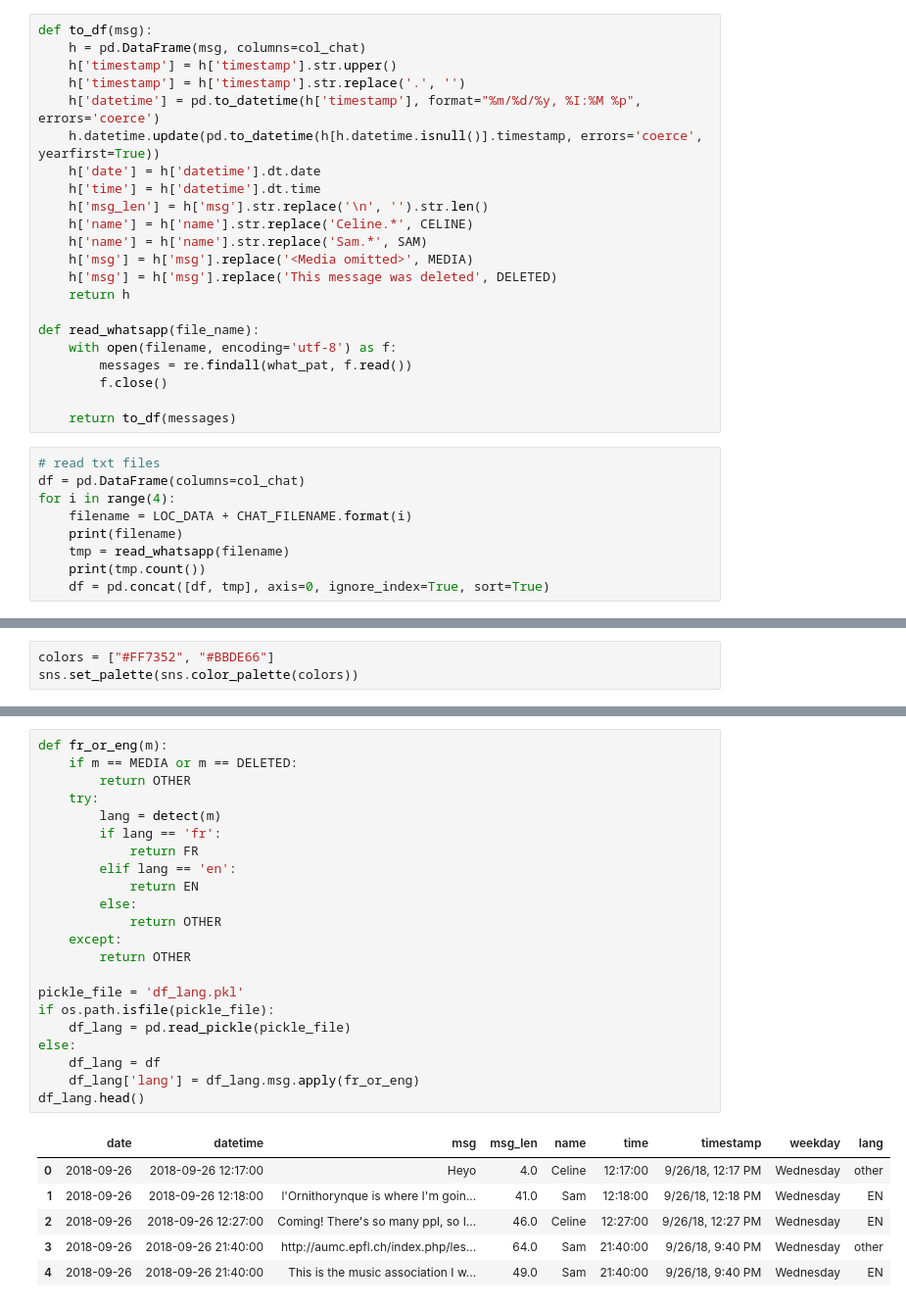
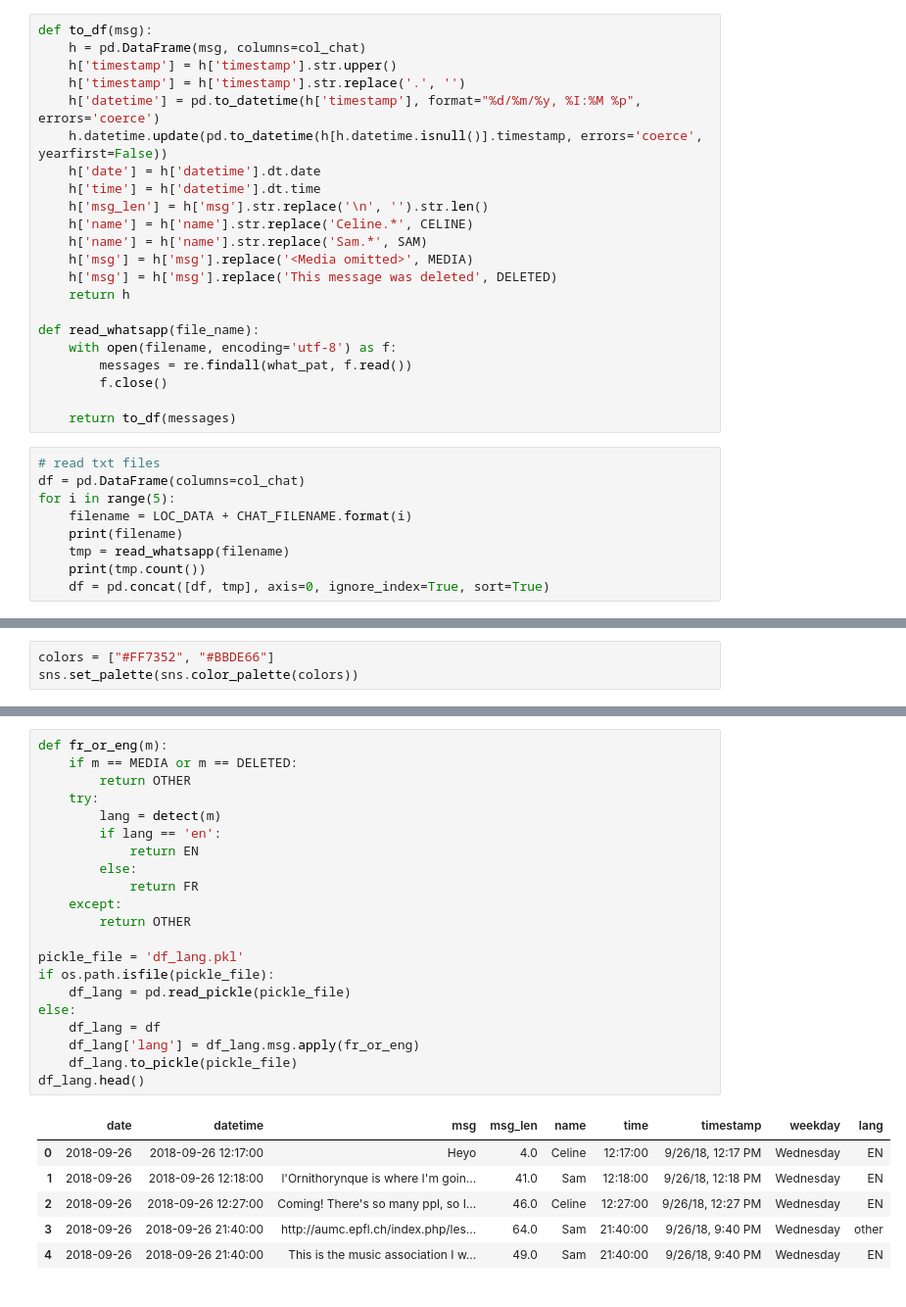
Before and after one commit to celine-y/sams-bday, a Jupyter notebook: chat.ipynb, the cells around one changed output, grey strips where cells are left out. Shown: that part at 98% size. Saved outputs shown, nothing was run; the diff lists cells and outputs as text.

```diff
--- a/chat.ipynb
+++ b/chat.ipynb
@@ -39,8 +40,8 @@ def to_df(msg):
     h = pd.DataFrame(msg, columns=col_chat)
     h['timestamp'] = h['timestamp'].str.upper()
     h['timestamp'] = h['timestamp'].str.replace('.', '')
-    h['datetime'] = pd.to_datetime(h['timestamp'], format="%m/%d/%y, %I:%M %p", errors='coerce')
-    h.datetime.update(pd.to_datetime(h[h.datetime.isnull()].timestamp, errors='coerce', yearfirst=True))
+    h['datetime'] = pd.to_datetime(h['timestamp'], format="%d/%m/%y, %I:%M %p", errors='coerce')
+    h.datetime.update(pd.to_datetime(h[h.datetime.isnull()].timestamp, errors='coerce', yearfirst=False))
     h['date'] = h['datetime'].dt.date
     h['time'] = h['datetime'].dt.time
     h['msg_len'] = h['msg'].str.replace('\n', '').str.len()
@@ -59,7 +60,7 @@ def read_whatsapp(file_name):
 # %%
 # read txt files
 df = pd.DataFrame(columns=col_chat)
-for i in range(4):
+for i in range(5):
     filename = LOC_DATA + CHAT_FILENAME.format(i)
     print(filename)
     tmp = read_whatsapp(filename)
@@ -228,28 +214,27 @@ Celine and Sam like to talk in French or English. Other categorized messages are
 # %%
 def fr_or_eng(m):
     if m == MEDIA or m == DELETED:
         return OTHER
     try:
         lang = detect(m)
-        if lang == 'fr':
-            return FR
-        elif lang == 'en':
+        if lang == 'en':
             return EN
         else:
-            return OTHER
+            return FR
     except:
         return OTHER
 
 pickle_file = 'df_lang.pkl'
 if os.path.isfile(pickle_file):
     df_lang = pd.read_pickle(pickle_file)
 else:
     df_lang = df
     df_lang['lang'] = df_lang.msg.apply(fr_or_eng)
+    df_lang.to_pickle(pickle_file)
 df_lang.head()
 # %% [output]
 |  | date | datetime | msg | msg_len | name | time | timestamp | weekday | lang |
-| 0 | 2018-09-26 | 2018-09-26 12:17:00 | Heyo | 4.0 | Celine | 12:17:00 | 9/26/18, 12:17 PM | Wednesday | other |
+| 0 | 2018-09-26 | 2018-09-26 12:17:00 | Heyo | 4.0 | Celine | 12:17:00 | 9/26/18, 12:17 PM | Wednesday | EN |
 | 1 | 2018-09-26 | 2018-09-26 12:18:00 | l'Ornithorynque is where I'm goin... | 41.0 | Sam | 12:18:00 | 9/26/18, 12:18 PM | Wednesday | EN |
 | 2 | 2018-09-26 | 2018-09-26 12:27:00 | Coming! There's so many ppl, so I... | 46.0 | Celine | 12:27:00 | 9/26/18, 12:27 PM | Wednesday | EN |
 | 3 | 2018-09-26 | 2018-09-26 21:40:00 | http://aumc.epfl.ch/index.php/les... | 64.0 | Sam | 21:40:00 | 9/26/18, 9:40 PM | Wednesday | other |
```
Also changed, not shown: parts of 17 cells of this notebook, 2 other files.
